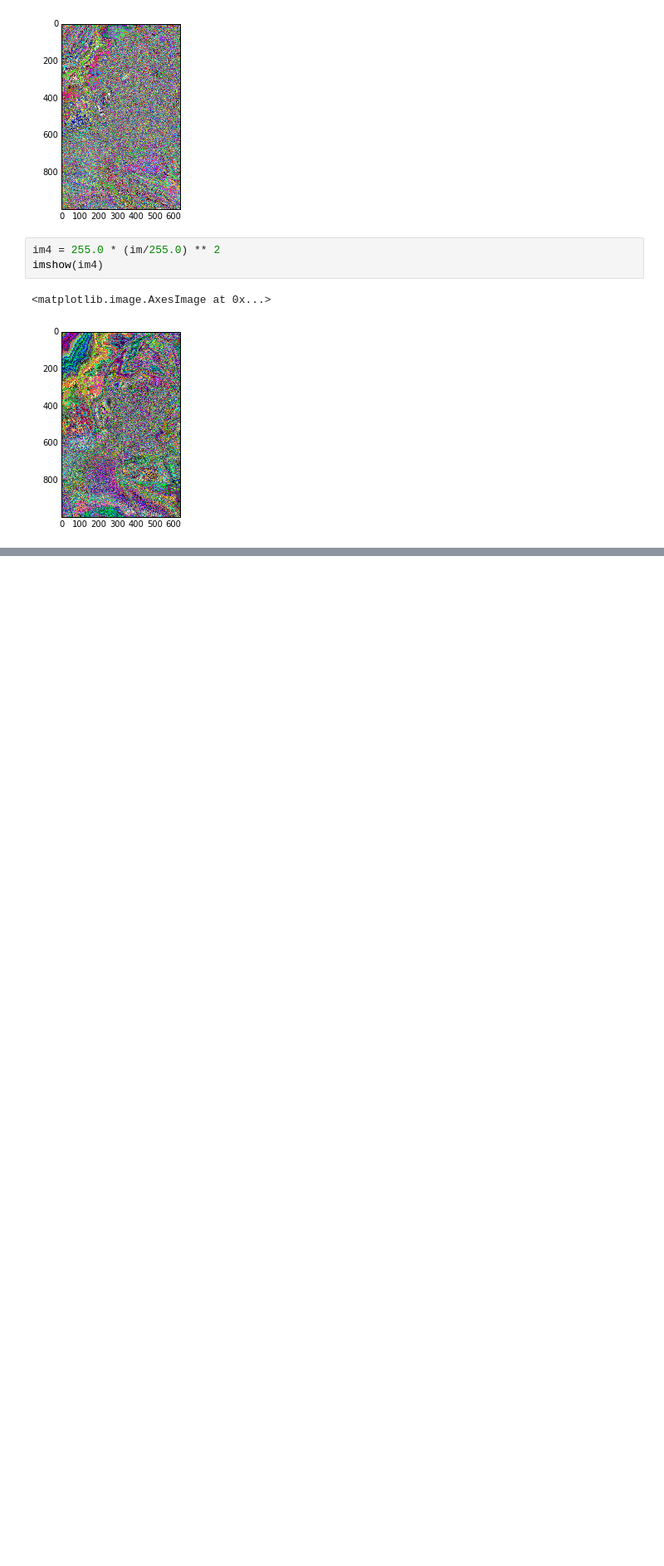
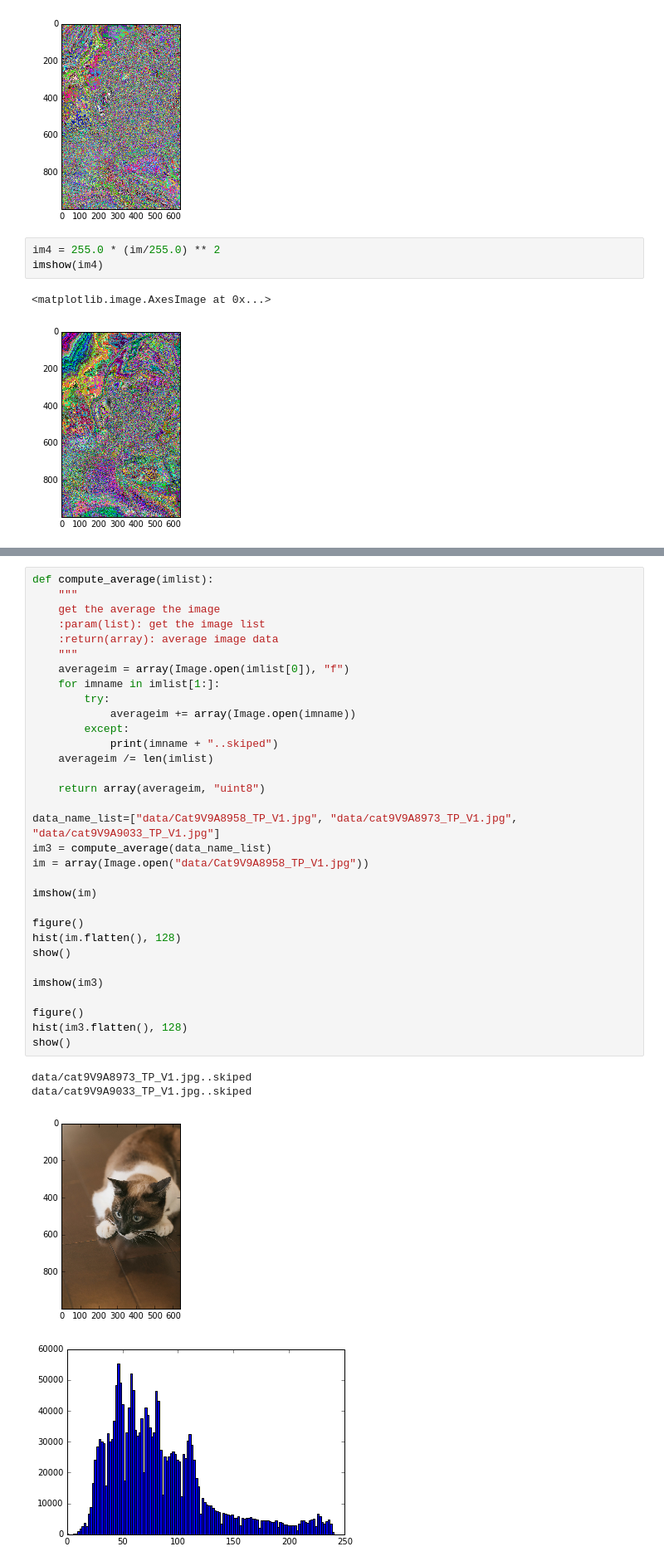
Before and after one commit to SnowMasaya/python_image_process_excerise, a Jupyter notebook: code/docker/python/python-image-process.ipynb, the cells around one changed output, grey strips where cells are left out. Shown at 83% size. Saved outputs shown, nothing was run; the diff lists cells and outputs as text; blank space fills up the shorter version.

```diff
--- a/code/docker/python/python-image-process.ipynb
+++ b/code/docker/python/python-image-process.ipynb
@@ -131,0 +171,37 @@ imshow(im4)
+# %%
+def compute_average(imlist):
+    """
+    get the average the image
+    :param(list): get the image list
+    :return(array): average image data
+    """
+    averageim = array(Image.open(imlist[0]), "f")
+    for imname in imlist[1:]:
+        try:
+            averageim += array(Image.open(imname))
+        except:
+            print(imname + "..skiped")
+    averageim /= len(imlist)
+
+    return array(averageim, "uint8")
+
+data_name_list=["data/Cat9V9A8958_TP_V1.jpg", "data/cat9V9A8973_TP_V1.jpg", "data/cat9V9A9033_TP_V1.jpg"]
+im3 = compute_average(data_name_list)
+im = array(Image.open("data/Cat9V9A8958_TP_V1.jpg"))
+
+imshow(im)
+
+figure()
+hist(im.flatten(), 128)
+show()
+
+imshow(im3)
+
+figure()
+hist(im3.flatten(), 128)
+show()
+# %% [output]
+data/cat9V9A8973_TP_V1.jpg..skiped
+data/cat9V9A9033_TP_V1.jpg..skiped
+[figure, added]
+[figure, added]
```
Also changed, not shown: parts of 27 cells of this notebook, 3 other files.
